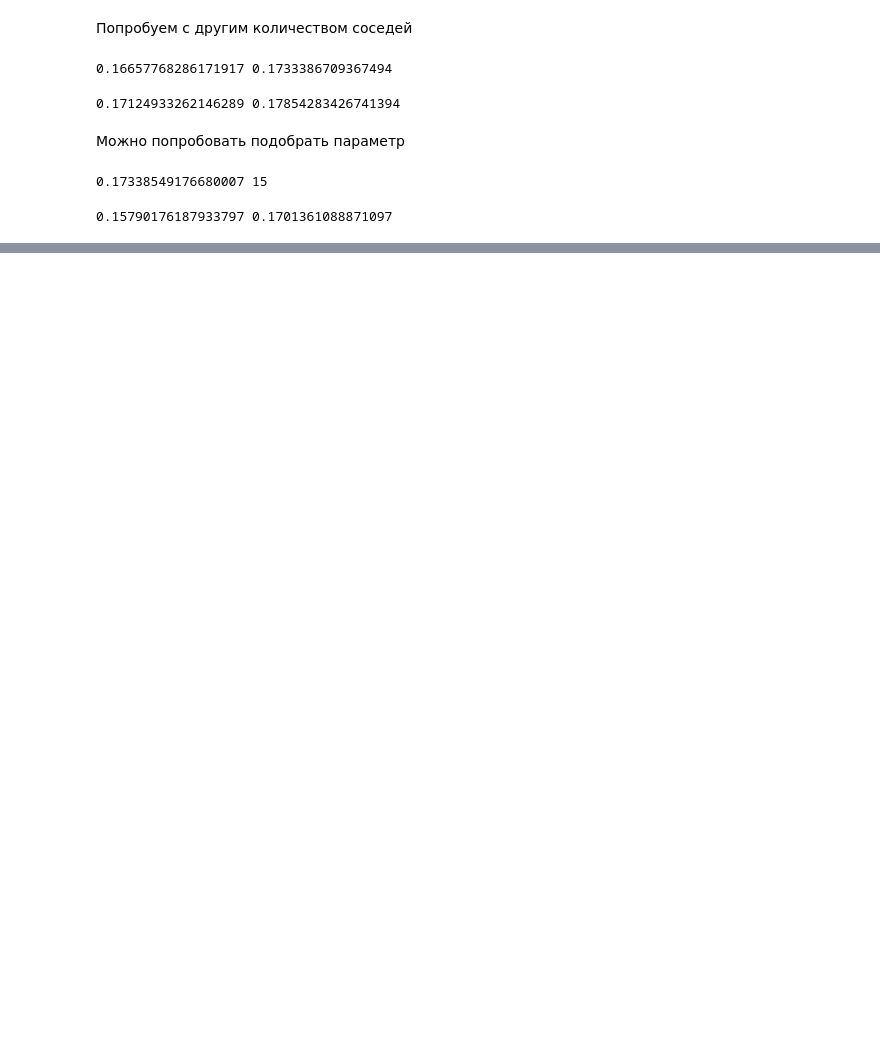
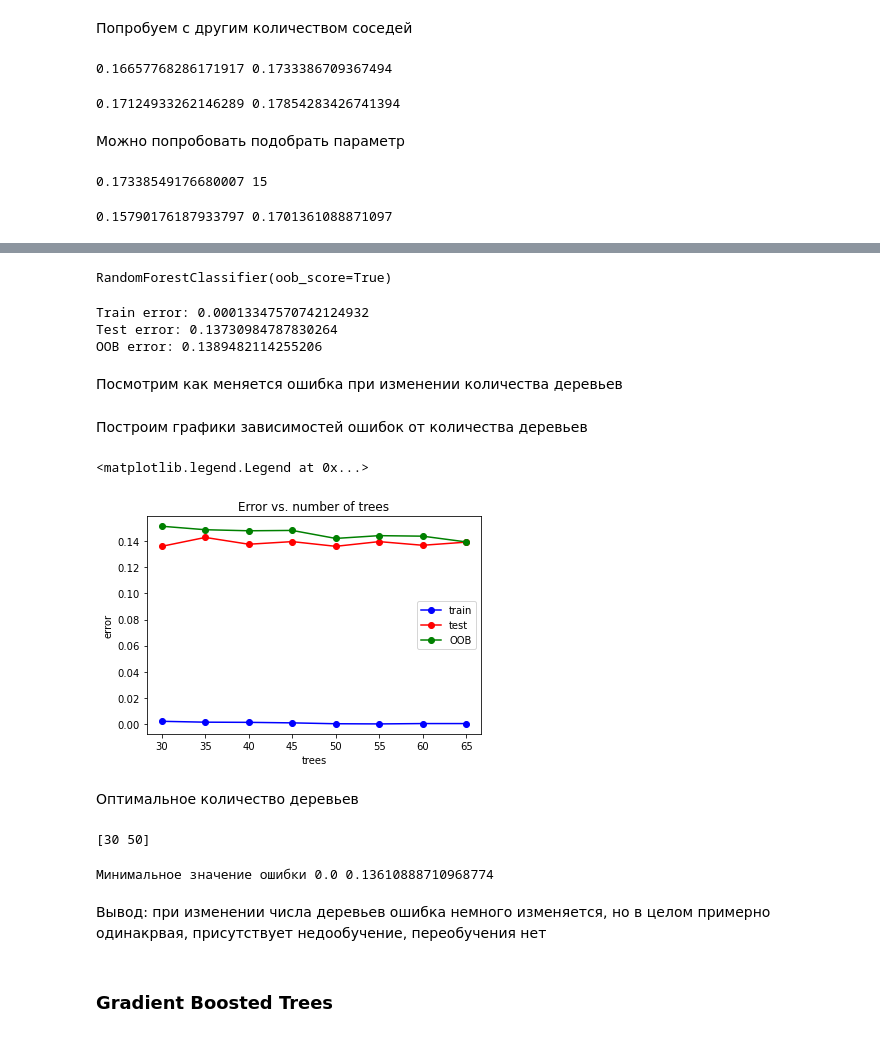
Before and after one commit to elenamishina/MachineLearningUNN, a Jupyter notebook: Churn_Modelling.ipynb, the cells around one changed output, grey strips where cells are left out. Saved outputs shown, nothing was run; the diff lists cells and outputs as text; code cells hidden in the pictures; blank space fills up the shorter version.

```diff
--- a/Churn_Modelling.ipynb
+++ b/Churn_Modelling.ipynb
@@ -567,7 +567,7 @@ print(err_train, err_test)
 Можно попробовать подобрать параметр
 # %%
 from sklearn.model_selection import GridSearchCV
-nnb = [1, 5, 10, 12, 15, 20, 25, 30, 35, 45, 55]
+nnb = [1, 5, 10, 15, 20, 25, 30, 35, 45, 55]
 knn = KNeighborsClassifier()
 grid = GridSearchCV(knn, param_grid = {'n_neighbors': nnb}, cv=10)
 grid.fit(X_train, y_train)
@@ -590,0 +593,9 @@ print(err_train, err_test)
+# %%
+from sklearn.svm import SVC
+svc = SVC(gamma='auto')
+svc.fit(X_train, y_train)
+
+err_train = np.mean(y_train != svc.predict(X_train))
+err_test  = np.mean(y_test  != svc.predict(X_test))
+
+print(err_train, err_test)
@@ -590,0 +606,59 @@ print(err_train, err_test)
+# %%
+from sklearn import ensemble
+rf = ensemble.RandomForestClassifier(n_estimators = 100, oob_score=True)
+rf.fit(X_train, y_train)
+# %% [output]
+RandomForestClassifier(oob_score=True)
+# %%
+oob_error = 1 - rf.oob_score_
+err_train = np.mean(y_train != rf.predict(X_train))
+err_test  = np.mean(y_test  != rf.predict(X_test))
+print("Train error: " + str(err_train))
+print("Test error: " + str(err_test))
+print("OOB error: " + str(oob_error))
+# %% [output]
+Train error: 0.00013347570742124932
+Test error: 0.13730984787830264
+OOB error: 0.1389482114255206
+# %% [markdown]
+Посмотрим как меняется ошибка при изменении количества деревьев
+# %%
+trees_arr = np.arange(30, 70, 5)
+test_err = []
+train_err = []
+oob_err = []
+for trees in trees_arr:
+    rf = ensemble.RandomForestClassifier(n_estimators = trees, oob_score=True)
+    rf.fit(X_train, y_train)
+    train_err.append(np.mean(y_train != rf.predict(X_train)))
+    test_err.append(np.mean(y_test != rf.predict(X_test)))
+    oob_err.append(1 - rf.oob_score_)
+# %% [markdown]
+Построим графики зависимостей ошибок от количества деревьев
+# %%
+plt.plot(trees_arr, train_err, 'b-o', label = 'train')
+plt.plot(trees_arr, test_err, 'r-o', label = 'test')
+plt.plot(trees_arr, oob_err, 'g-o', label = 'OOB')
+plt.title('Error vs. number of trees')
+plt.xlabel('trees')
+plt.ylabel('error')
+plt.legend()
+# %% [output]
+<matplotlib.legend.Legend at 0x...>
+[figure, added]
+# %% [markdown]
+Oптимальное количество деревьев
+# %%
+print(trees_arr[test_err == np.min(test_err)])
+# %% [output]
+[30 50]
+# %%
+min_train_err = np.min(train_err)
+min_test_err = np.min(test_err)
+print("Минимальное значение ошибки", min_train_err, min_test_err)
+# %% [output]
+Минимальное значение ошибки 0.0 0.13610888710968774
+# %% [markdown]
+Вывод: при изменении числа деревьев ошибка немного изменяется, но в целом примерно одинакрвая, присутствует недообучение, переобучения нет
+# %% [markdown]
+### Gradient Boosted Trees
```
Also changed, not shown: parts of 33 cells of this notebook.
